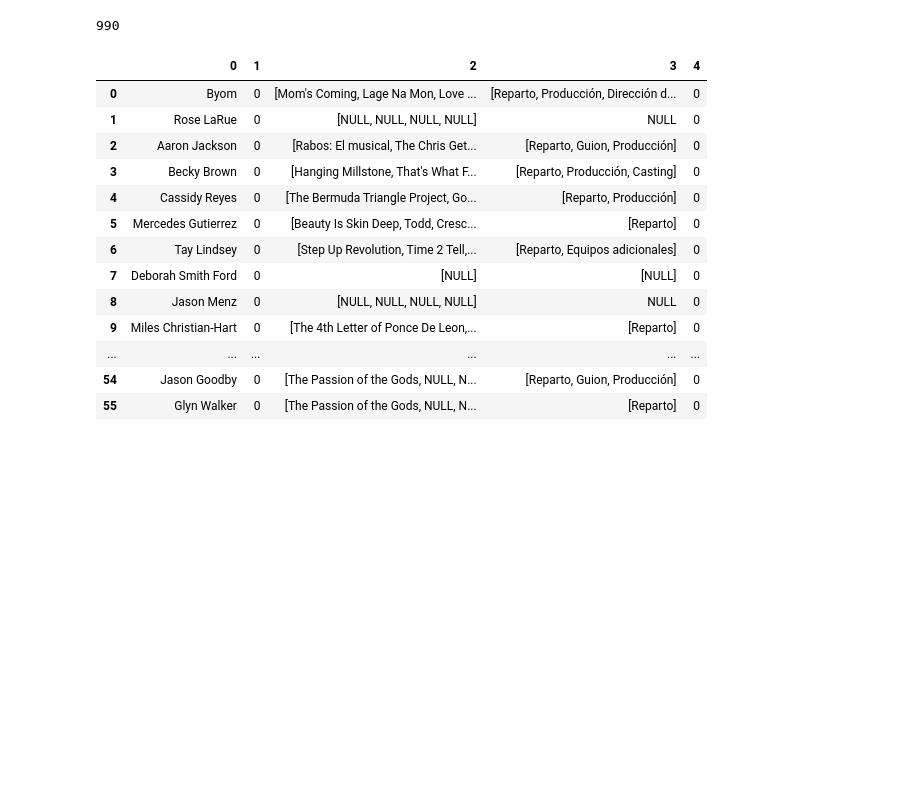
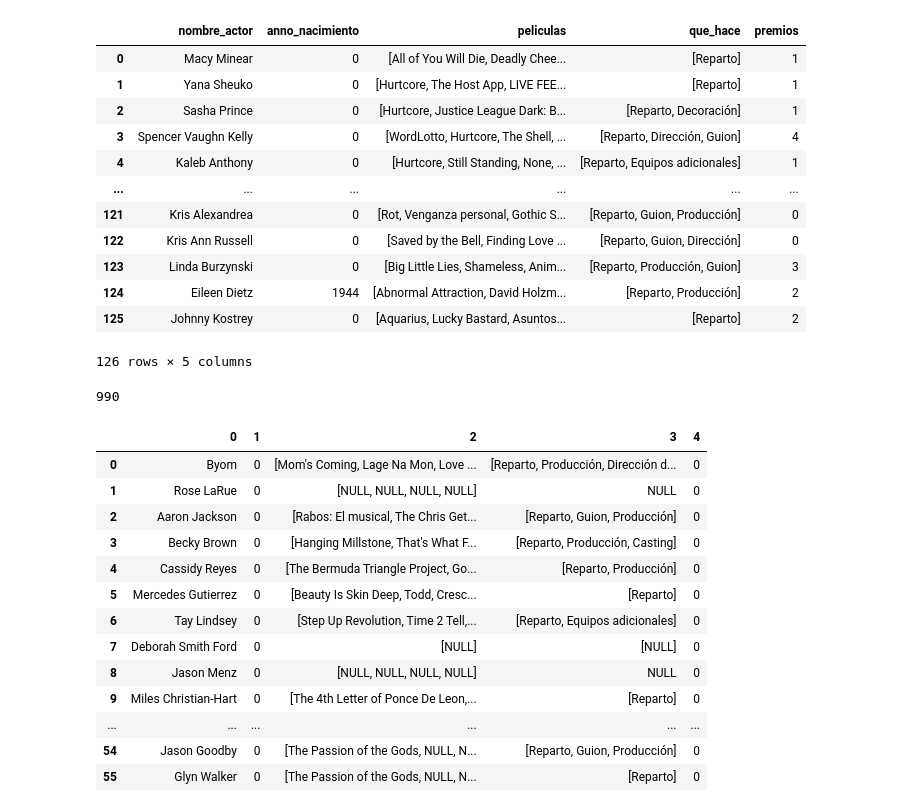
Before and after one commit to fernandaMarti/Proyecto-da-promo-H-modulo-2-team1-cine_freaks, a Jupyter notebook: Fase3.ipynb, the cells around one changed output. Drawn from its saved outputs; the diff is of its cells as text; code cells hidden in the pictures; blank space fills up the shorter version.

```diff
--- a/Fase3.ipynb
+++ b/Fase3.ipynb
@@ -280,0 +394,19 @@ with open('detalles_actores.csv', 'w', newline='') as file:
+# %%
+df_lista_intermedia_actores_2 = pd.DataFrame(lista_detalles_actores)
+df_lista_intermedia_actores_2.columns = ['nombre_actor','anno_nacimiento','peliculas','que_hace','premios']
+# %%
+df_lista_intermedia_actores_2
+# %% [output]
+|  | nombre_actor | anno_nacimiento | peliculas | que_hace | premios |
+| 0 | Macy Minear | 0 | [All of You Will Die, Deadly Chee... | [Reparto] | 1 |
+| 1 | Yana Sheuko | 0 | [Hurtcore, The Host App, LIVE FEE... | [Reparto] | 1 |
+| 2 | Sasha Prince | 0 | [Hurtcore, Justice League Dark: B... | [Reparto, Decoración] | 1 |
+| 3 | Spencer Vaughn Kelly | 0 | [WordLotto, Hurtcore, The Shell, ... | [Reparto, Dirección, Guion] | 4 |
+| 4 | Kaleb Anthony | 0 | [Hurtcore, Still Standing, None, ... | [Reparto, Equipos adicionales] | 1 |
+| ... | ... | ... | ... | ... | ... |
+| 121 | Kris Alexandrea | 0 | [Rot, Venganza personal, Gothic S... | [Reparto, Guion, Producción] | 0 |
+| 122 | Kris Ann Russell | 0 | [Saved by the Bell, Finding Love ... | [Reparto, Guion, Dirección] | 0 |
+| 123 | Linda Burzynski | 0 | [Big Little Lies, Shameless, Anim... | [Reparto, Producción, Guion] | 3 |
+| 124 | Eileen Dietz | 1944 | [Abnormal Attraction, David Holzm... | [Reparto, Producción] | 2 |
+| 125 | Johnny Kostrey | 0 | [Aquarius, Lucky Bastard, Asuntos... | [Reparto] | 2 |
+126 rows × 5 columns
```
Also changed, not shown: parts of 23 cells of this notebook.
